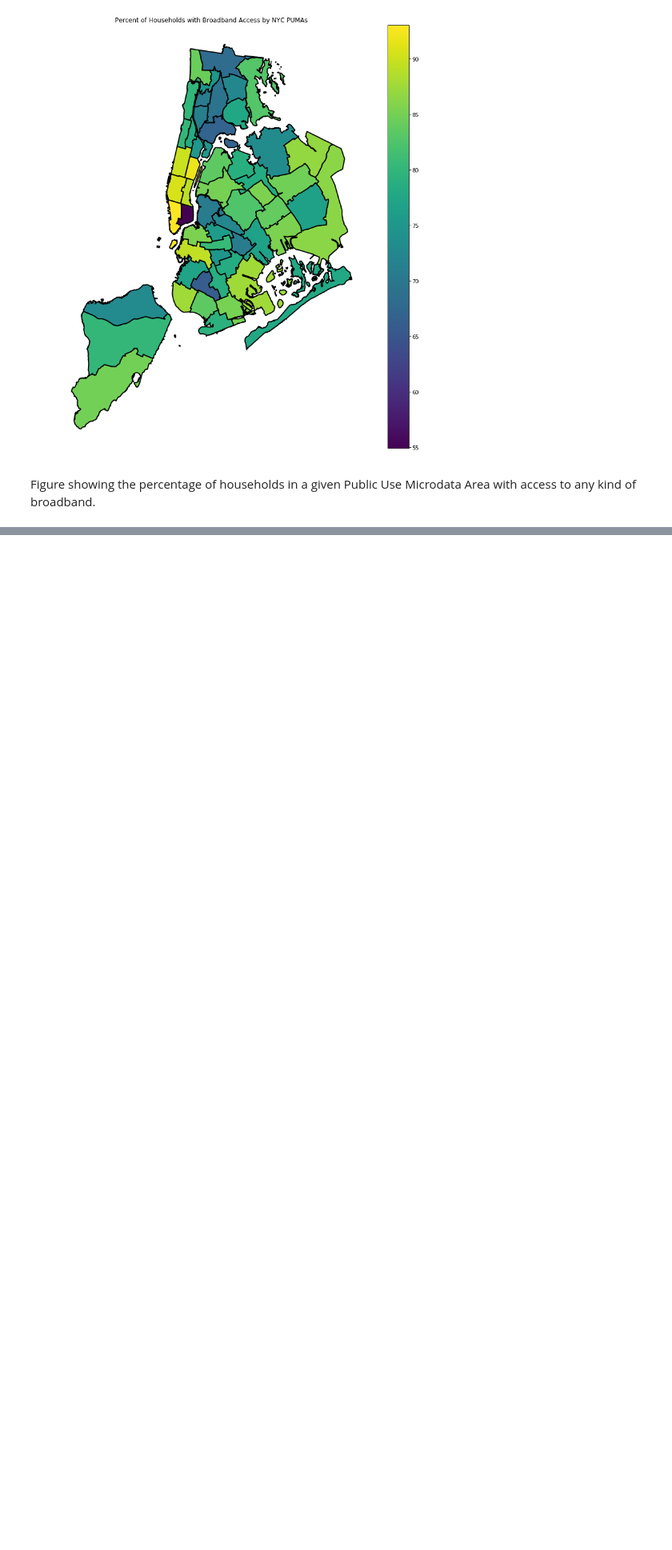
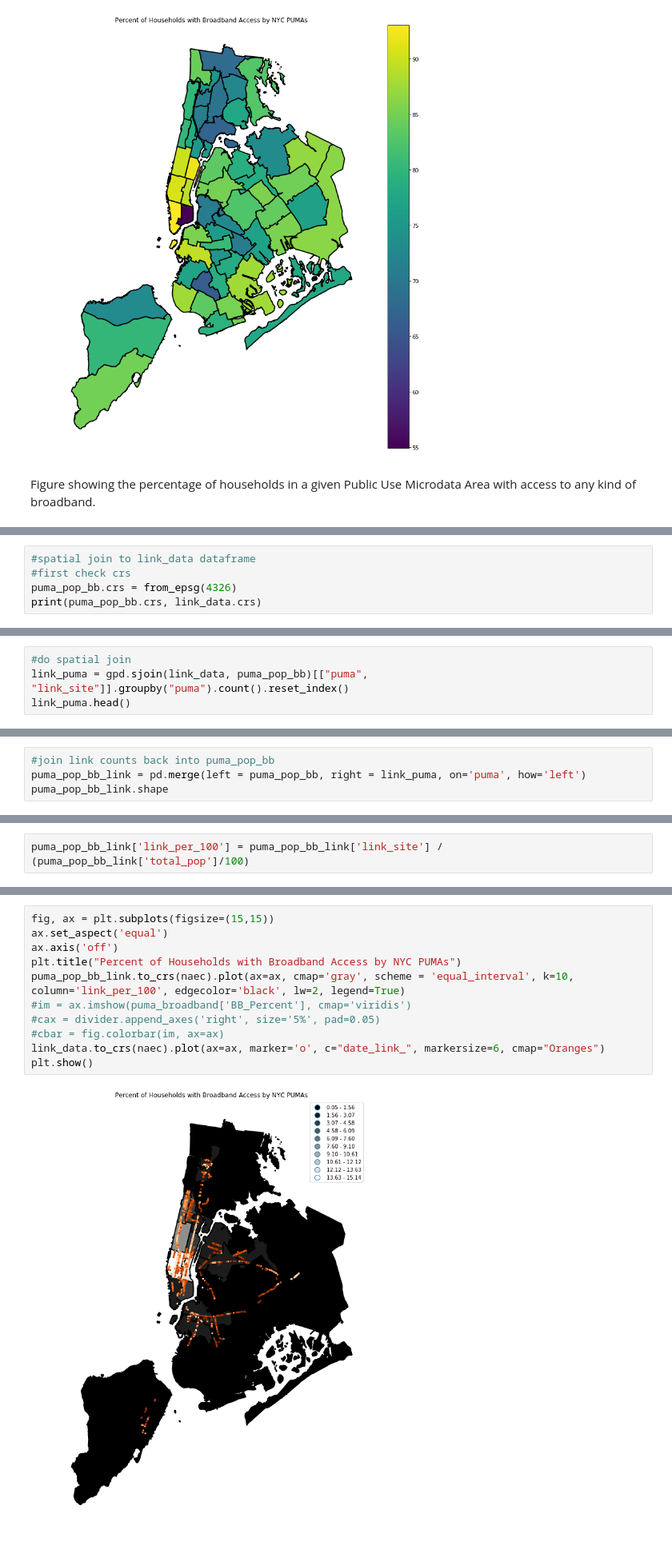
Before and after one commit to tharma3/PUI2018_mrn291, a Jupyter notebook: HW7_mrn291/Assignment_1.ipynb, the cells around one changed output, grey strips where cells are left out. Shown: that part at 80% size. Saved outputs shown, nothing was run; the diff lists cells and outputs as text; blank space fills up the shorter version.

```diff
--- a/HW7_mrn291/Assignment_1.ipynb
+++ b/HW7_mrn291/Assignment_1.ipynb
@@ -350,0 +444,5 @@ Figure showing the percentage of households in a given Public Use Microdata Area
+# %%
+#spatial join to link_data dataframe
+#first check crs
+puma_pop_bb.crs = from_epsg(4326)
+print(puma_pop_bb.crs, link_data.crs)
@@ -350,0 +451,4 @@ Figure showing the percentage of households in a given Public Use Microdata Area
+# %%
+#do spatial join
+link_puma = gpd.sjoin(link_data, puma_pop_bb)[["puma", "link_site"]].groupby("puma").count().reset_index()
+link_puma.head()
@@ -350,0 +462,4 @@ Figure showing the percentage of households in a given Public Use Microdata Area
+# %%
+#join link counts back into puma_pop_bb
+puma_pop_bb_link = pd.merge(left = puma_pop_bb, right = link_puma, on='puma', how='left')
+puma_pop_bb_link.shape
@@ -350,0 +475,2 @@ Figure showing the percentage of households in a given Public Use Microdata Area
+# %%
+puma_pop_bb_link['link_per_100'] = puma_pop_bb_link['link_site'] / (puma_pop_bb_link['total_pop']/100)
@@ -350,0 +489,13 @@ Figure showing the percentage of households in a given Public Use Microdata Area
+# %%
+fig, ax = plt.subplots(figsize=(15,15))
+ax.set_aspect('equal')
+ax.axis('off')
+plt.title("Percent of Households with Broadband Access by NYC PUMAs")
+puma_pop_bb_link.to_crs(naec).plot(ax=ax, cmap='gray', scheme = 'equal_interval', k=10, column='link_per_100', edgecolor='black', lw=2, legend=True)
+#im = ax.imshow(puma_broadband['BB_Percent'], cmap='viridis')
+#cax = divider.append_axes('right', size='5%', pad=0.05)
+#cbar = fig.colorbar(im, ax=ax)
+link_data.to_crs(naec).plot(ax=ax, marker='o', c="date_link_", markersize=6, cmap="Oranges")
+plt.show()
+# %% [output]
+[figure, added]
```
Also changed, not shown: parts of 21 cells of this notebook.
